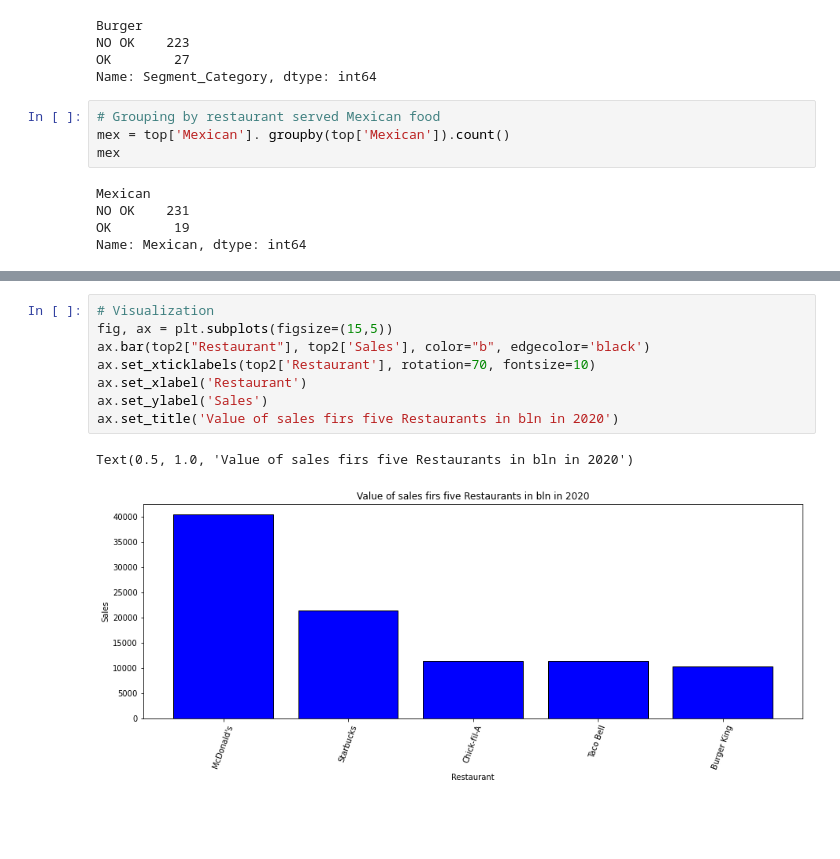
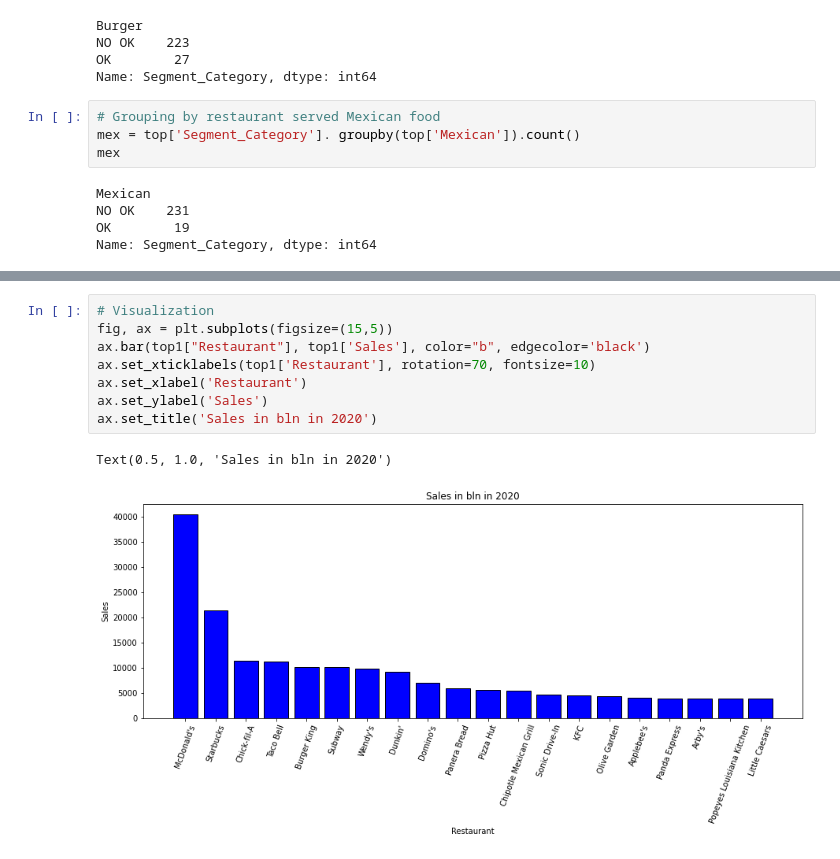
Before and after one commit to lukaszplatos/DataIntro, a Jupyter notebook: MyProject.ipynb, the cells around one changed output, grey strips where cells are left out. Cells and saved outputs as stored; diff of their text form; blank space fills up the shorter version.

```diff
--- a/MyProject.ipynb
+++ b/MyProject.ipynb
@@ -319,13 +319,13 @@ OK        27
 Name: Segment_Category, dtype: int64
 # %%
 # Grouping by restaurant served Mexican food
-mex = top['Mexican']. groupby(top['Mexican']).count()
+mex = top['Segment_Category']. groupby(top['Mexican']).count()
 mex
 # %% [output]
 Mexican
 NO OK    231
 OK        19
-Name: Mexican, dtype: int64
+Name: Segment_Category, dtype: int64
 # %%
 # Looping
 for lab, row in top.iterrows():
@@ -380,13 +380,13 @@ top.head(20)
 # %%
 # Visualization
 fig, ax = plt.subplots(figsize=(15,5))
-ax.bar(top2["Restaurant"], top2['Sales'], color="b", edgecolor='black')
-ax.set_xticklabels(top2['Restaurant'], rotation=70, fontsize=10)
+ax.bar(top1["Restaurant"], top1['Sales'], color="b", edgecolor='black')
+ax.set_xticklabels(top1['Restaurant'], rotation=70, fontsize=10)
 ax.set_xlabel('Restaurant')
 ax.set_ylabel('Sales')
-ax.set_title('Value of sales firs five Restaurants in bln in 2020')
+ax.set_title('Sales in bln in 2020')
 # %% [output]
-Text(0.5, 1.0, 'Value of sales firs five Restaurants in bln in 2020')
+Text(0.5, 1.0, 'Sales in bln in 2020')
-[figure, old version]
+[figure, new version]
 # %%
 fig, ax = plt.subplots(figsize=(13,7))
```
Also changed, not shown: parts of 5 cells of this notebook.
